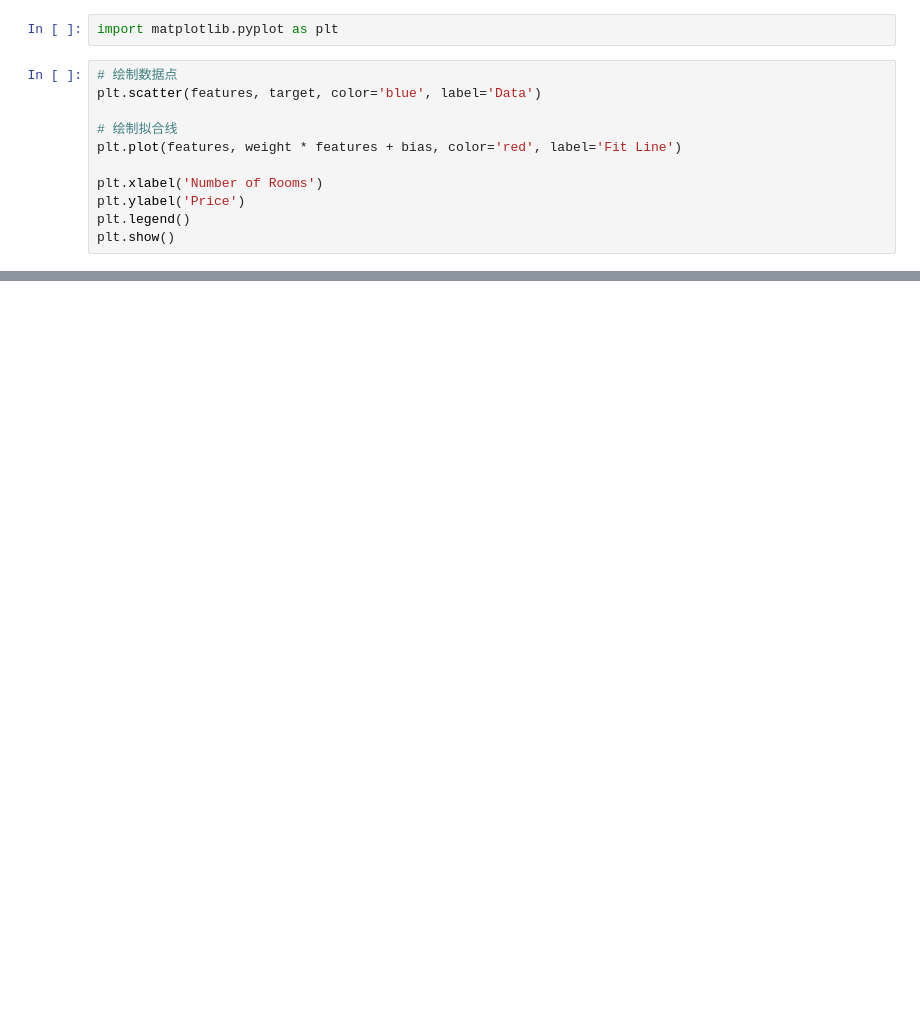
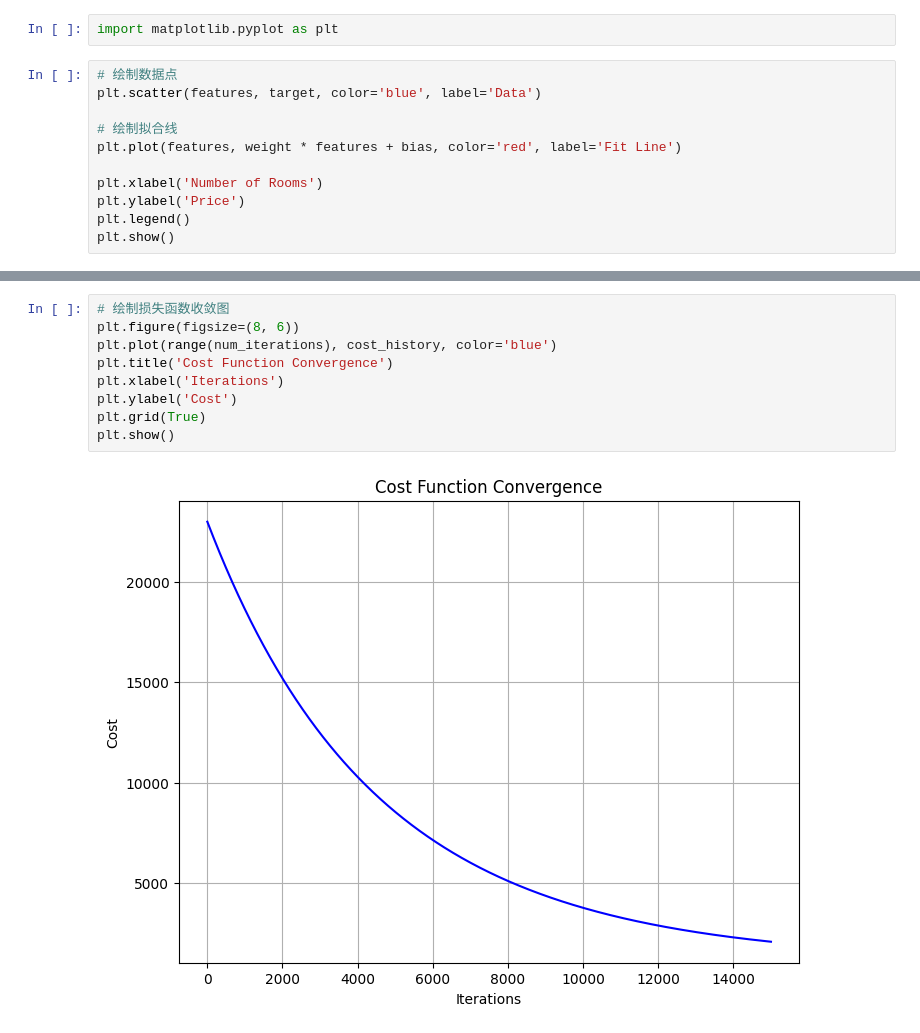
Before and after one commit to Czbrt/ai_learning, a Jupyter notebook: house_sale_prediction.ipynb, the cells around one changed output, grey strips where cells are left out. Saved outputs shown, nothing was run; the diff lists cells and outputs as text; blank space fills up the shorter version.

```diff
--- a/house_sale_prediction.ipynb
+++ b/house_sale_prediction.ipynb
@@ -157,0 +178,11 @@ plt.show()
+# %%
+# 绘制损失函数收敛图
+plt.figure(figsize=(8, 6))
+plt.plot(range(num_iterations), cost_history, color='blue')
+plt.title('Cost Function Convergence')
+plt.xlabel('Iterations')
+plt.ylabel('Cost')
+plt.grid(True)
+plt.show()
+# %% [output]
+[figure, added]
```
Also changed, not shown: parts of 3 cells of this notebook.
